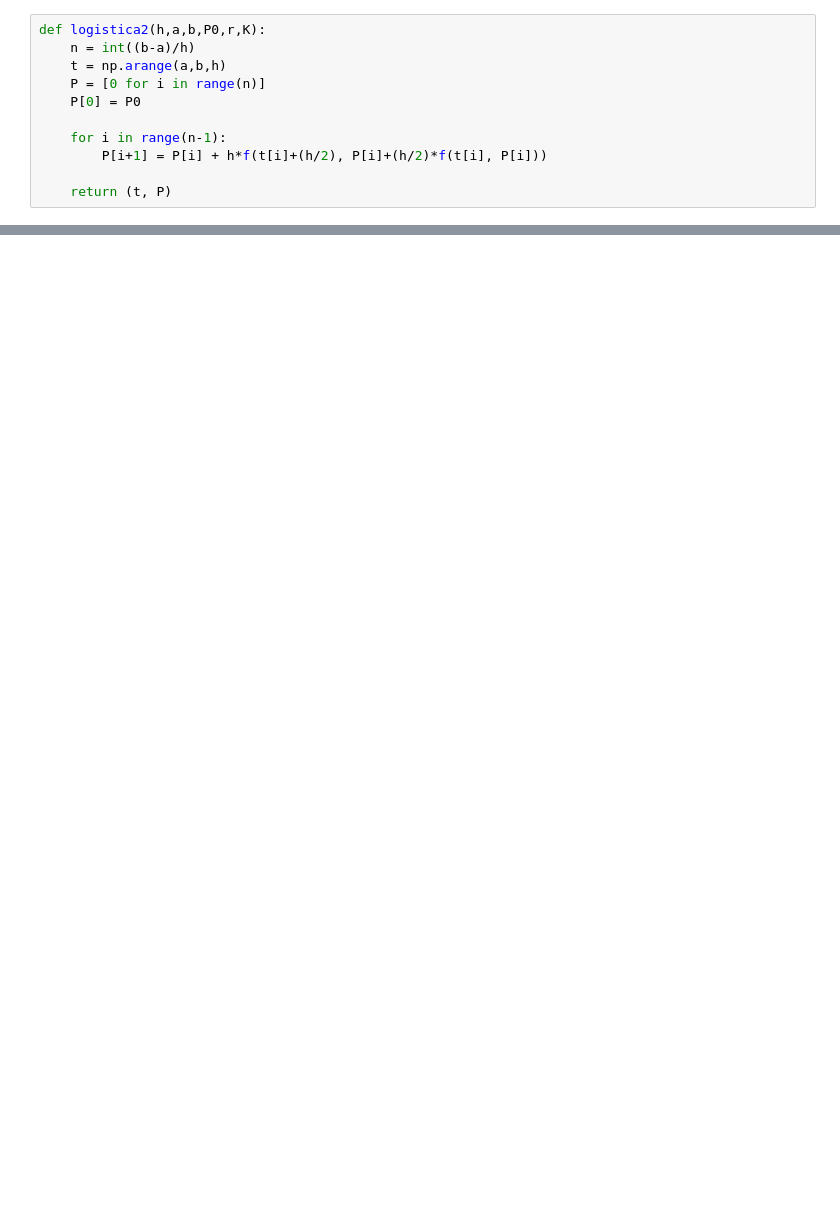
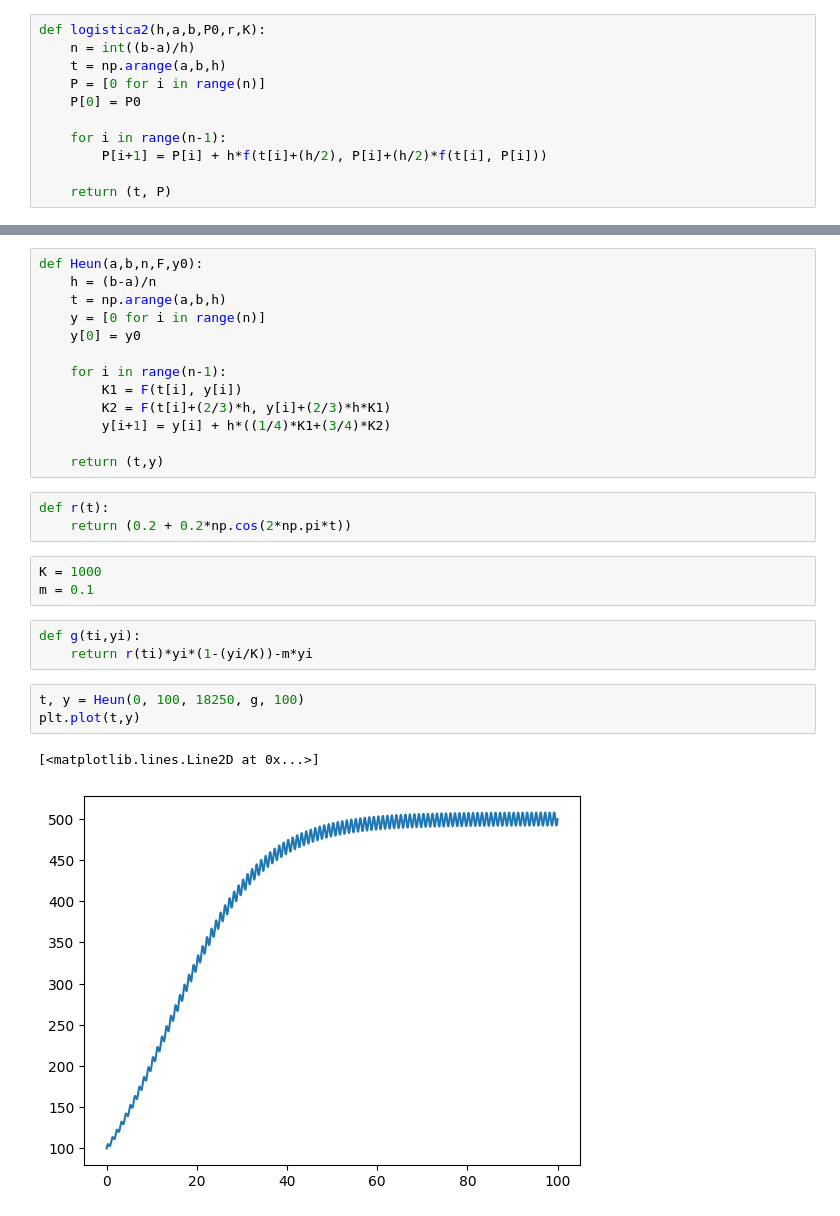
Before and after one commit to bravoivanagustin/ModCont, a Jupyter notebook: guias/guia1labo.ipynb, the cells around one changed output, grey strips where cells are left out. Cells and saved outputs as stored; diff of their text form; blank space fills up the shorter version.

```diff
--- a/guias/guia1labo.ipynb
+++ b/guias/guia1labo.ipynb
@@ -86,0 +101,28 @@ TypeError: unsupported operand type(s) for *: 'float' and 'NoneType'
+# %%
+def Heun(a,b,n,F,y0):
+    h = (b-a)/n
+    t = np.arange(a,b,h)
+    y = [0 for i in range(n)]
+    y[0] = y0
+
+    for i in range(n-1):
+        K1 = F(t[i], y[i])
+        K2 = F(t[i]+(2/3)*h, y[i]+(2/3)*h*K1)
+        y[i+1] = y[i] + h*((1/4)*K1+(3/4)*K2)
+
+    return (t,y)
+# %%
+def r(t):
+    return (0.2 + 0.2*np.cos(2*np.pi*t))
+# %%
+K = 1000
+m = 0.1
+# %%
+def g(ti,yi):
+    return r(ti)*yi*(1-(yi/K))-m*yi
+# %%
+t, y = Heun(0, 100, 18250, g, 100)
+plt.plot(t,y)
+# %% [output]
+[<matplotlib.lines.Line2D at 0x...>]
+[figure, added]
```
Also changed, not shown: parts of 16 cells of this notebook.
